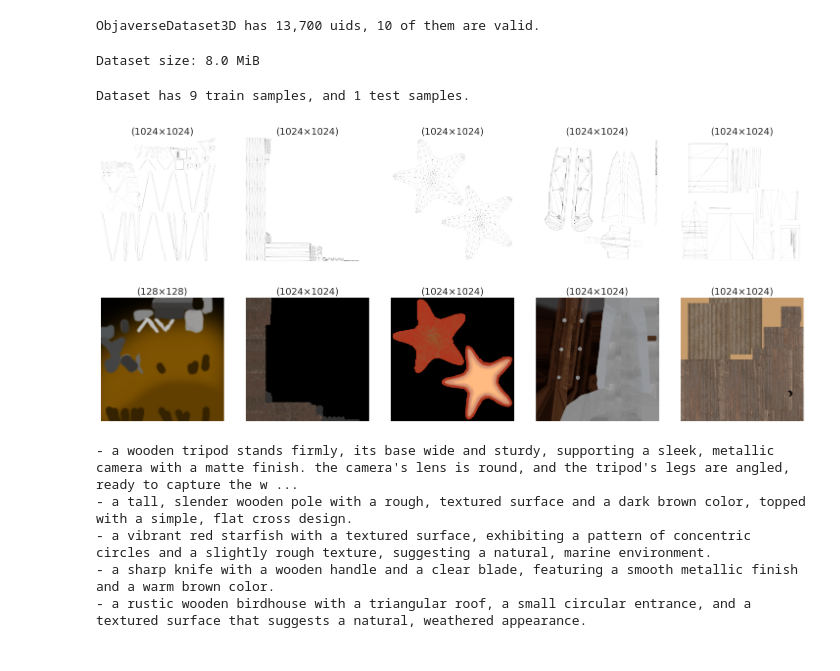
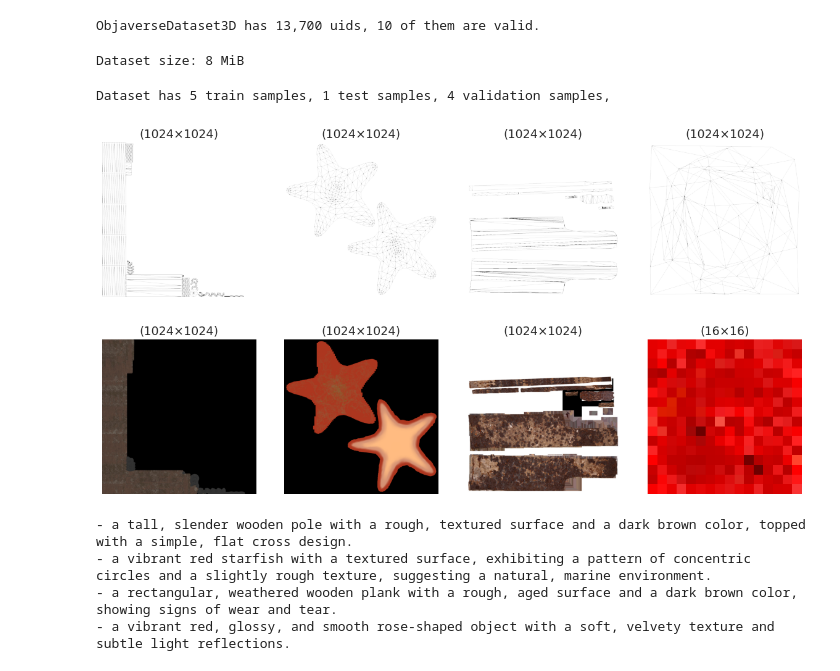
Before and after one commit to MrPio/Texture-Anything, a Jupyter notebook: 4-control_net_training/4.1-Prepare_Dataset.ipynb, the cells around one changed output. Drawn from its saved outputs; the diff is of its cells as text; code cells hidden in the pictures.

```diff
--- a/4-control_net_training/4.1-Prepare_Dataset.ipynb
+++ b/4-control_net_training/4.1-Prepare_Dataset.ipynb
@@ -59,22 +61,26 @@ metadata[metadata["split"] == "test"].drop(columns=["split"]).to_csv(test_path /
 # %% [output]
 ObjaverseDataset3D has 13,700 uids, 10 of them are valid.
 # %%
-size = sum(f.stat().st_size for f in train_path.glob("**/*") if f.is_file()) / (1 - TEST_SET_RATIO)
+size = sum(f.stat().st_size for f in (OUTPUT_PATH).glob("**/*") if f.is_file())
 cprint("Dataset size:", size // 1024**2, "green:MiB")
 # %% [output]
-Dataset size: 8.0 MiB
+Dataset size: 8 MiB
 # %%
 dataset = load_dataset(str(OUTPUT_PATH))
-cprint("Dataset has", len(dataset["train"]), "train samples, and", len(dataset["test"]), "test samples.")
-plot_images(dataset["train"]["uv"][:5], size=3)
-plot_images(dataset["train"]["diffuse"][:5], size=3)
-cprint("green:- " + "\n- ".join(dataset["train"]["caption"][:5]))
+cprint(
+    "Dataset has",
+    f"blue:{len(dataset['train'])} train samples,",
+    f"green:{len(dataset['test'])} test samples,",
+    f"yellow:{len(dataset['validation'])} validation samples,",
+)
+plot_images(dataset["validation"]["uv"], size=3)
+plot_images(dataset["validation"]["diffuse"], size=3)
+cprint("green:- " + "\n- ".join(dataset["validation"]["caption"]))
 # %% [output]
-Dataset has 9 train samples, and 1 test samples.
+Dataset has 5 train samples, 1 test samples, 4 validation samples,
-[figure, old version]
+[figure, new version]
-[figure, old version]
+[figure, new version]
-- a wooden tripod stands firmly, its base wide and sturdy, supporting a sleek, metallic camera with a matte finish. the camera's lens is round, and the tripod's legs are angled, ready to capture the w ...
 - a tall, slender wooden pole with a rough, textured surface and a dark brown color, topped with a simple, flat cross design.
 - a vibrant red starfish with a textured surface, exhibiting a pattern of concentric circles and a slightly rough texture, suggesting a natural, marine environment.
-- a sharp knife with a wooden handle and a clear blade, featuring a smooth metallic finish and a warm brown color.
-- a rustic wooden birdhouse with a triangular roof, a small circular entrance, and a textured surface that suggests a natural, weathered appearance.
+- a rectangular, weathered wooden plank with a rough, aged surface and a dark brown color, showing signs of wear and tear.
+- a vibrant red, glossy, and smooth rose-shaped object with a soft, velvety texture and subtle light reflections.
```
Also changed, not shown: parts of 2 cells of this notebook, 2 other files.
